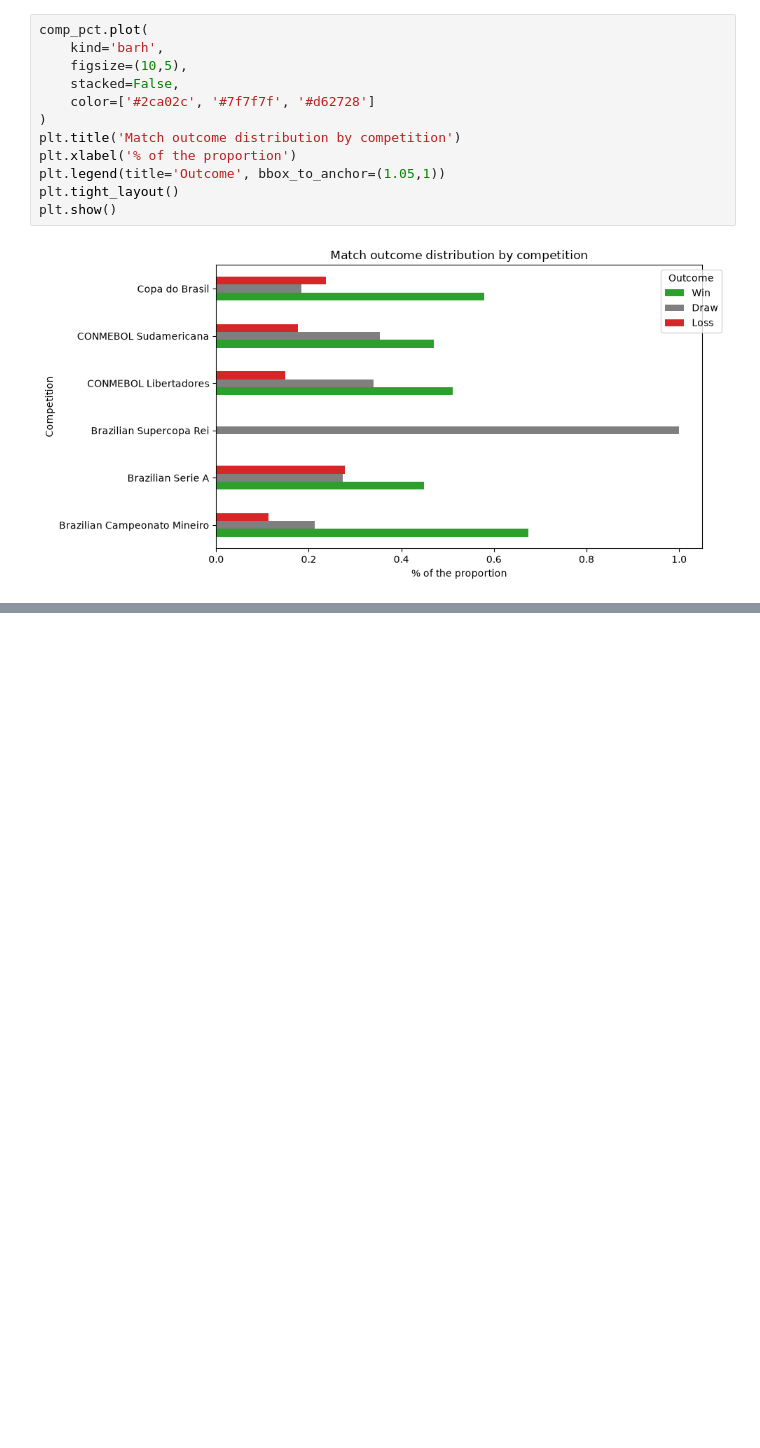
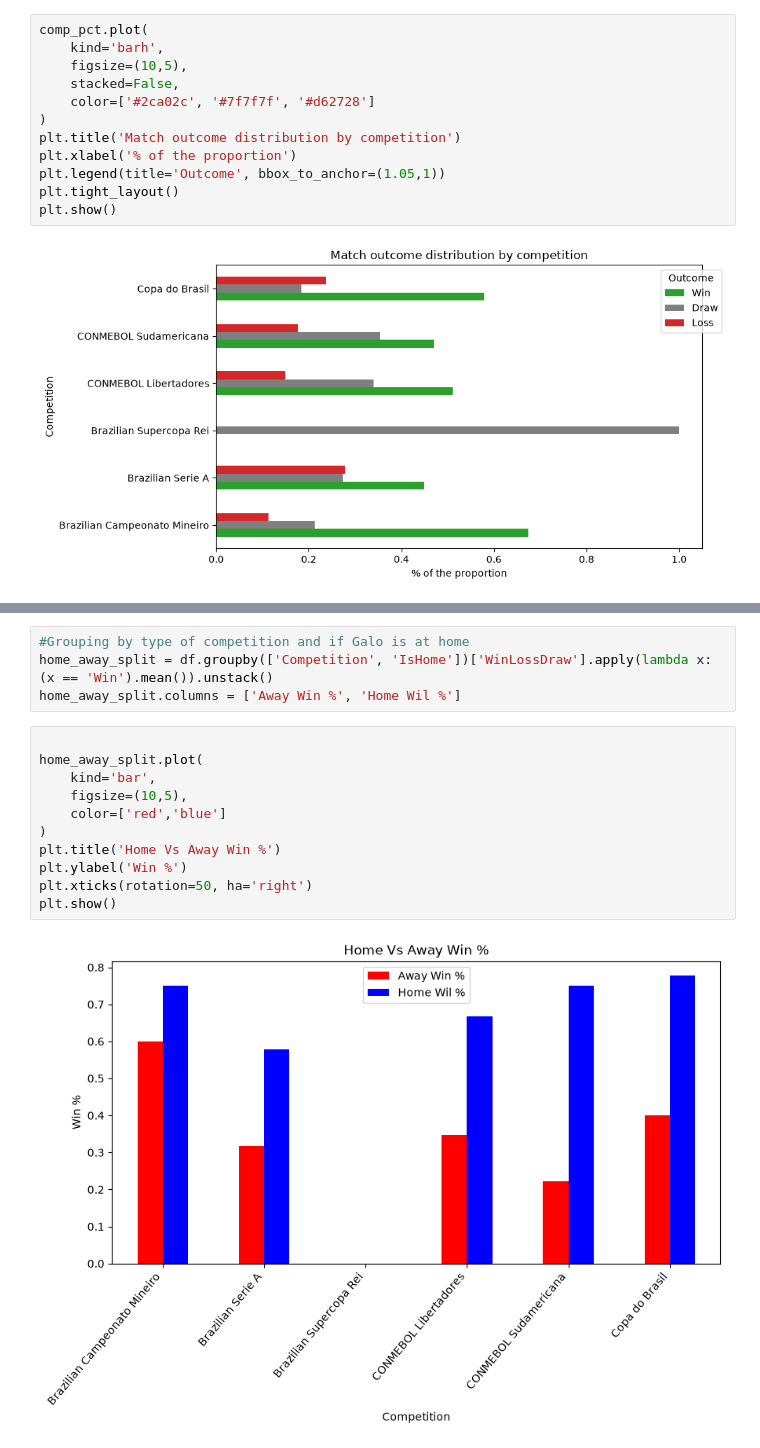
Before and after one commit to Frank-J1/atletico-mg-predictions, a Jupyter notebook: exploritory_analysis_and_cleaning.ipynb, the cells around one changed output, grey strips where cells are left out. Drawn from its saved outputs; the diff is of its cells as text; blank space fills up the shorter version.

Commit message:
Created various graph to prepare for ML, one graph for trends over the seasons and another for home vs away win %

```diff
--- a/exploritory_analysis_and_cleaning.ipynb
+++ b/exploritory_analysis_and_cleaning.ipynb
@@ -224,0 +234,17 @@ plt.show()
+# %%
+#Grouping by type of competition and if Galo is at home
+home_away_split = df.groupby(['Competition', 'IsHome'])['WinLossDraw'].apply(lambda x: (x == 'Win').mean()).unstack()
+home_away_split.columns = ['Away Win %', 'Home Wil %']
+# %%
+
+home_away_split.plot(
+    kind='bar',
+    figsize=(10,5),
+    color=['red','blue']
+)
+plt.title('Home Vs Away Win %')
+plt.ylabel('Win %')
+plt.xticks(rotation=50, ha='right')
+plt.show()
+# %% [output]
+[figure, added]
```
Also changed, not shown: parts of 8 cells of this notebook.
